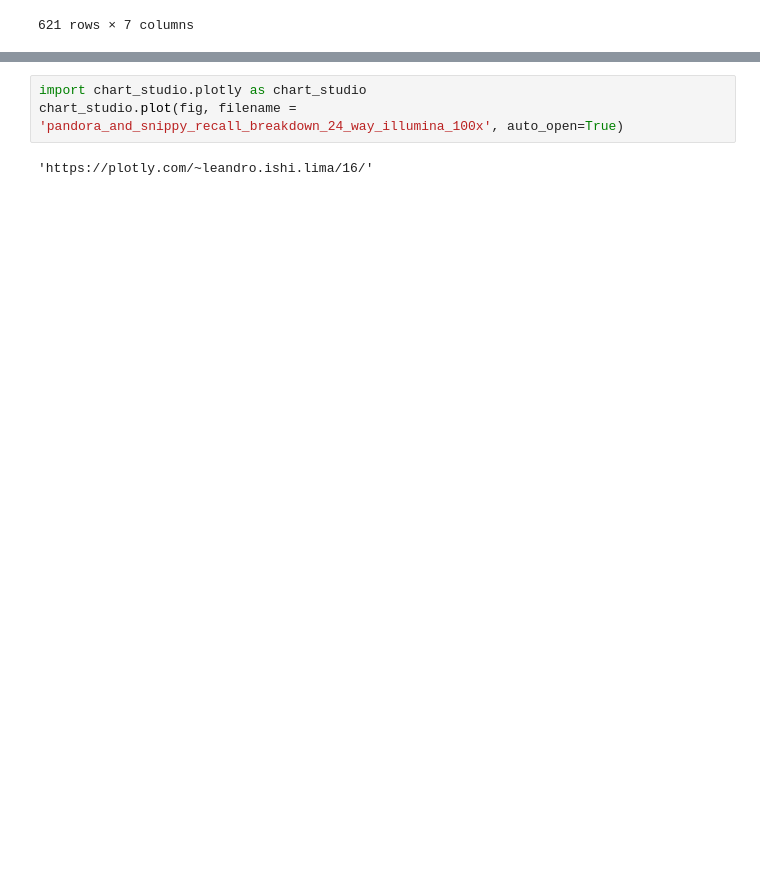
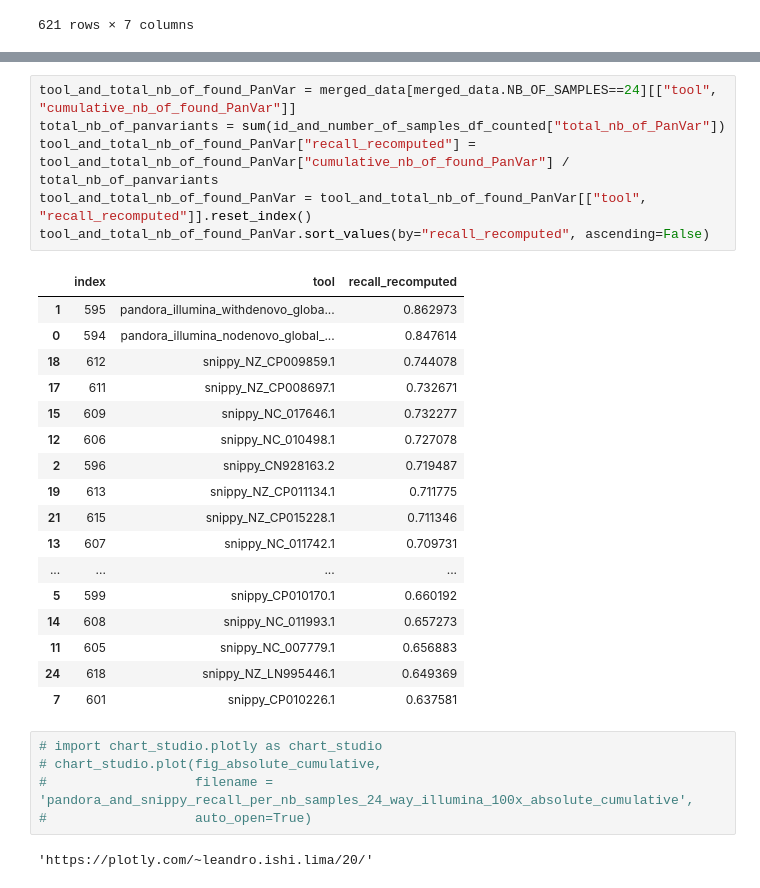
Before and after one commit to leoisl/pandora_paper_roc, a Jupyter notebook: eda/recall_vs_nb_of_samples/recall_vs_nb_of_samples.ipynb, the cells around one changed output, grey strips where cells are left out. Cells and saved outputs as stored; diff of their text form; blank space fills up the shorter version.

```diff
--- a/eda/recall_vs_nb_of_samples/recall_vs_nb_of_samples.ipynb
+++ b/eda/recall_vs_nb_of_samples/recall_vs_nb_of_samples.ipynb
@@ -34,5 +155,31 @@ fig.update_layout(
+# %%
+tool_and_total_nb_of_found_PanVar = merged_data[merged_data.NB_OF_SAMPLES==24][["tool", "cumulative_nb_of_found_PanVar"]]
+total_nb_of_panvariants = sum(id_and_number_of_samples_df_counted["total_nb_of_PanVar"])
+tool_and_total_nb_of_found_PanVar["recall_recomputed"] = tool_and_total_nb_of_found_PanVar["cumulative_nb_of_found_PanVar"] / total_nb_of_panvariants
+tool_and_total_nb_of_found_PanVar = tool_and_total_nb_of_found_PanVar[["tool", "recall_recomputed"]].reset_index()
+tool_and_total_nb_of_found_PanVar.sort_values(by="recall_recomputed", ascending=False)
+# %% [output]
+|  | index | tool | recall_recomputed |
+| 1 | 595 | pandora_illumina_withdenovo_globa... | 0.862973 |
+| 0 | 594 | pandora_illumina_nodenovo_global_... | 0.847614 |
+| 18 | 612 | snippy_NZ_CP009859.1 | 0.744078 |
+| 17 | 611 | snippy_NZ_CP008697.1 | 0.732671 |
+| 15 | 609 | snippy_NC_017646.1 | 0.732277 |
+| 12 | 606 | snippy_NC_010498.1 | 0.727078 |
+| 2 | 596 | snippy_CN928163.2 | 0.719487 |
+| 19 | 613 | snippy_NZ_CP011134.1 | 0.711775 |
+| 21 | 615 | snippy_NZ_CP015228.1 | 0.711346 |
+| 13 | 607 | snippy_NC_011742.1 | 0.709731 |
+| ... | ... | ... | ... |
+| 5 | 599 | snippy_CP010170.1 | 0.660192 |
+| 14 | 608 | snippy_NC_011993.1 | 0.657273 |
+| 11 | 605 | snippy_NC_007779.1 | 0.656883 |
+| 24 | 618 | snippy_NZ_LN995446.1 | 0.649369 |
+| 7 | 601 | snippy_CP010226.1 | 0.637581 |
 # %%
-import chart_studio.plotly as chart_studio
-chart_studio.plot(fig, filename = 'pandora_and_snippy_recall_breakdown_24_way_illumina_100x', auto_open=True)
+# import chart_studio.plotly as chart_studio
+# chart_studio.plot(fig_absolute_cumulative,
+#                   filename = 'pandora_and_snippy_recall_per_nb_samples_24_way_illumina_100x_absolute_cumulative',
+#                   auto_open=True)
 # %% [output]
-'https://plotly.com/~leandro.ishi.lima/16/'
+'https://plotly.com/~leandro.ishi.lima/20/'
```
Also changed, not shown: parts of 8 cells of this notebook, 1 other file.
